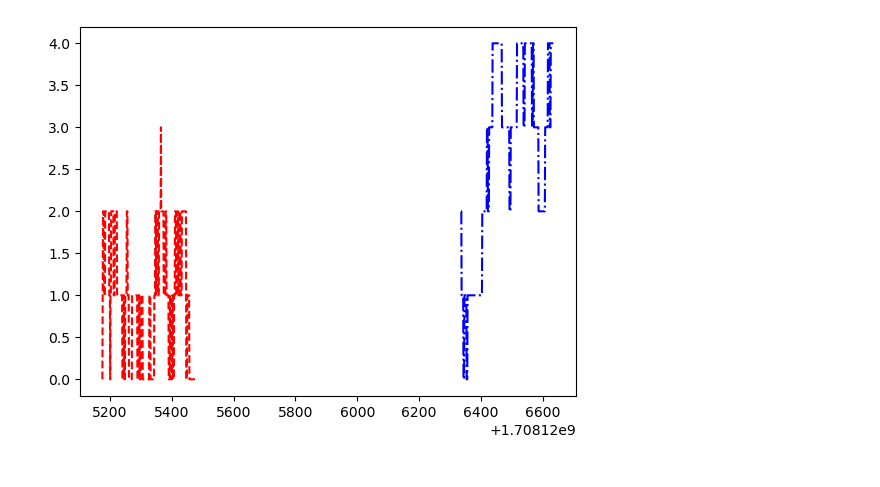
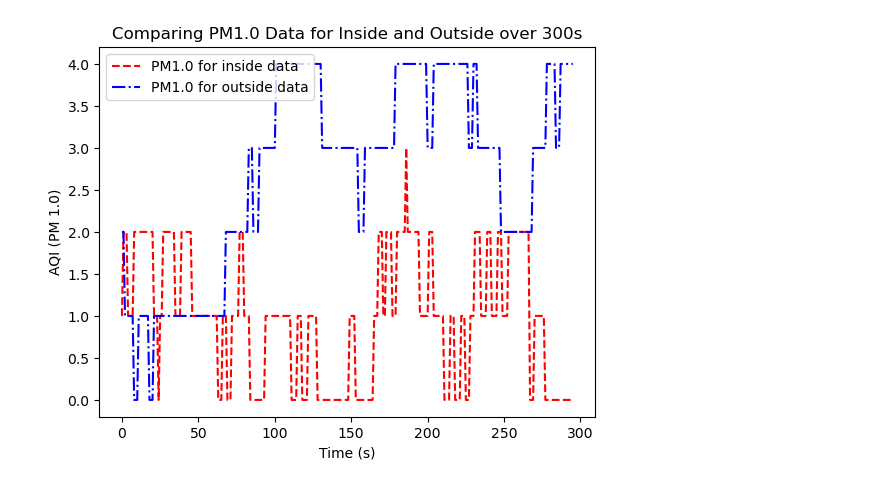
Before and after one commit to MaxJLevien/E11-Max-Alik-Arjun-, a Jupyter notebook: Data graphing.ipynb, the cells around one changed output. Drawn from its saved outputs; the diff is of its cells as text; code cells hidden in the pictures.

```diff
--- a/Data graphing.ipynb
+++ b/Data graphing.ipynb
@@ -1,17 +1,21 @@
 # %%
 import numpy as np
 import pandas as pd
 import matplotlib.pyplot as plt
+import math
 
-inside = pd.read_csv('weather_data_inside.csv')
+x = range(296)
+inside = pd.read_csv('weather_data_inside.csv')[1::]
 outside = pd.read_csv('weather_quality_outside.csv')[60:361]
 
 fig = plt.figure()
 ax1 = plt.axes()
 
-ax1.plot(inside['Time'], inside['PM1.0'], label = 'PM1.0 for inside data', ls = '--', c = 'r')
-ax1.plot(outside['Time'], outside['PM1.0'], label = 'PM1.0 for outside data', ls = '-.', c = 'b')
+ax1.plot(x, inside['PM1.0'], label = 'PM1.0 for inside data', ls = '--', c = 'r')
+ax1.plot(x, outside['PM1.0'], label = 'PM1.0 for outside data', ls = '-.', c = 'b')
+ax1.set(xlabel = 'Time (s)', ylabel = 'AQI (PM 1.0)', title = 'Comparing PM1.0 Data for Inside and Outside over 300s')
 
-plt.show()
+plt.legend()
+plt.show(ax1)
 # %% [output]
-[figure, old version]
+[figure, new version]
```
Also changed, not shown: parts of 24 cells of this notebook.
